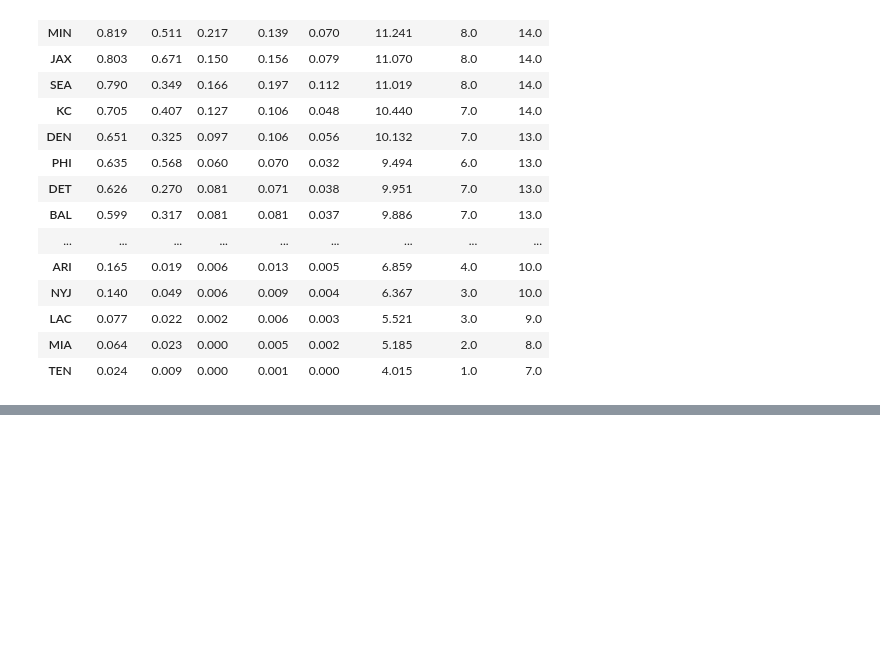
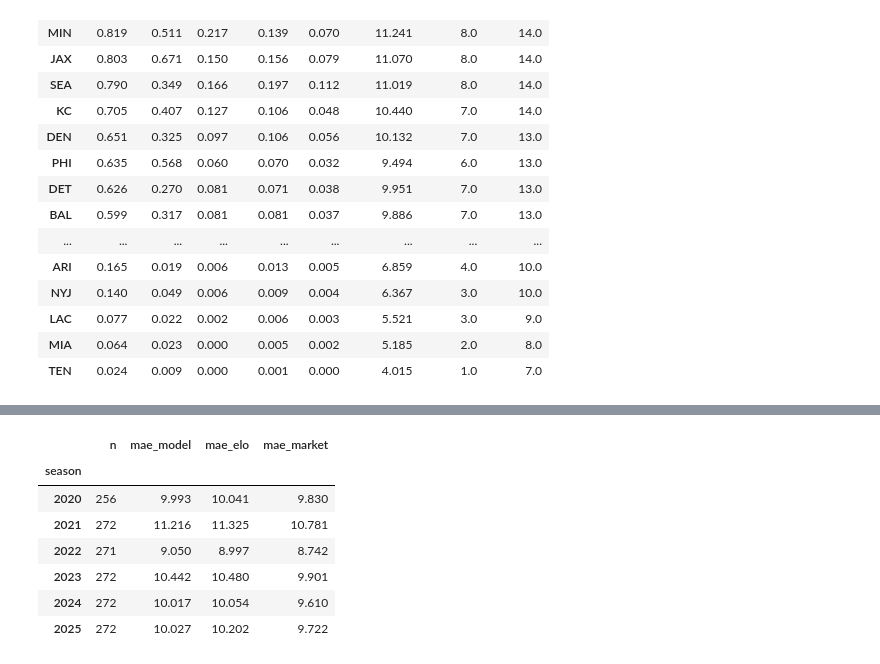
Before and after one commit to walk-the-program/NFLELO, a Jupyter notebook: notebooks/04_margin_and_playoff_odds.ipynb, the cells around one changed output, grey strips where cells are left out. Saved outputs shown, nothing was run; the diff lists cells and outputs as text; code cells hidden in the pictures; blank space fills up the shorter version.

```diff
--- a/notebooks/04_margin_and_playoff_odds.ipynb
+++ b/notebooks/04_margin_and_playoff_odds.ipynb
@@ -295,0 +349,11 @@ as of 2026-10-04 13:30 EDT; 222 games left
+# %%
+pd.DataFrame(mg["per_season"]).set_index("season").round(3)
+# %% [output]
+|  | n | mae_model | mae_elo | mae_market |
+| season |  |  |  |  |
+| 2020 | 256 | 9.993 | 10.041 | 9.830 |
+| 2021 | 272 | 11.216 | 11.325 | 10.781 |
+| 2022 | 271 | 9.050 | 8.997 | 8.742 |
+| 2023 | 272 | 10.442 | 10.480 | 9.901 |
+| 2024 | 272 | 10.017 | 10.054 | 9.610 |
+| 2025 | 272 | 10.027 | 10.202 | 9.722 |
```
Also changed, not shown: parts of 4 cells of this notebook, 4 other files.
